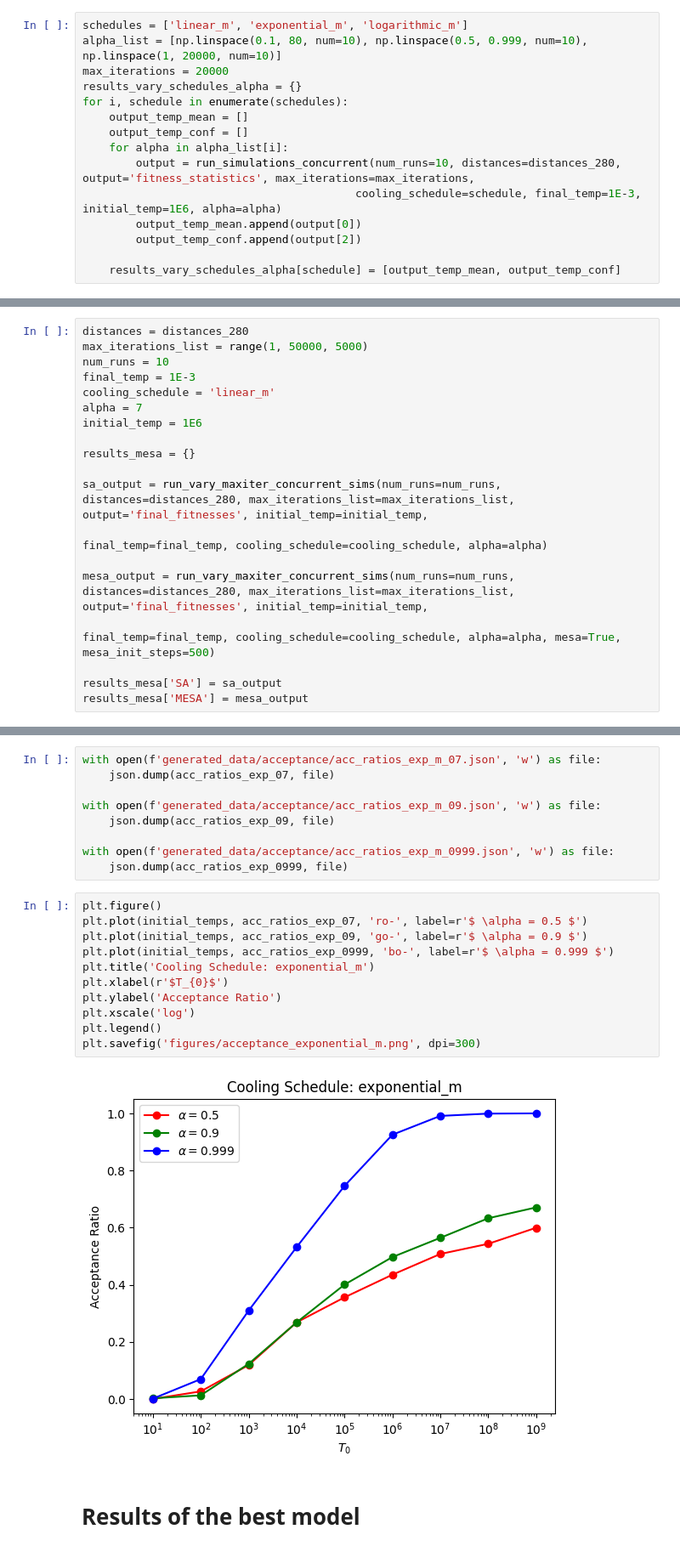
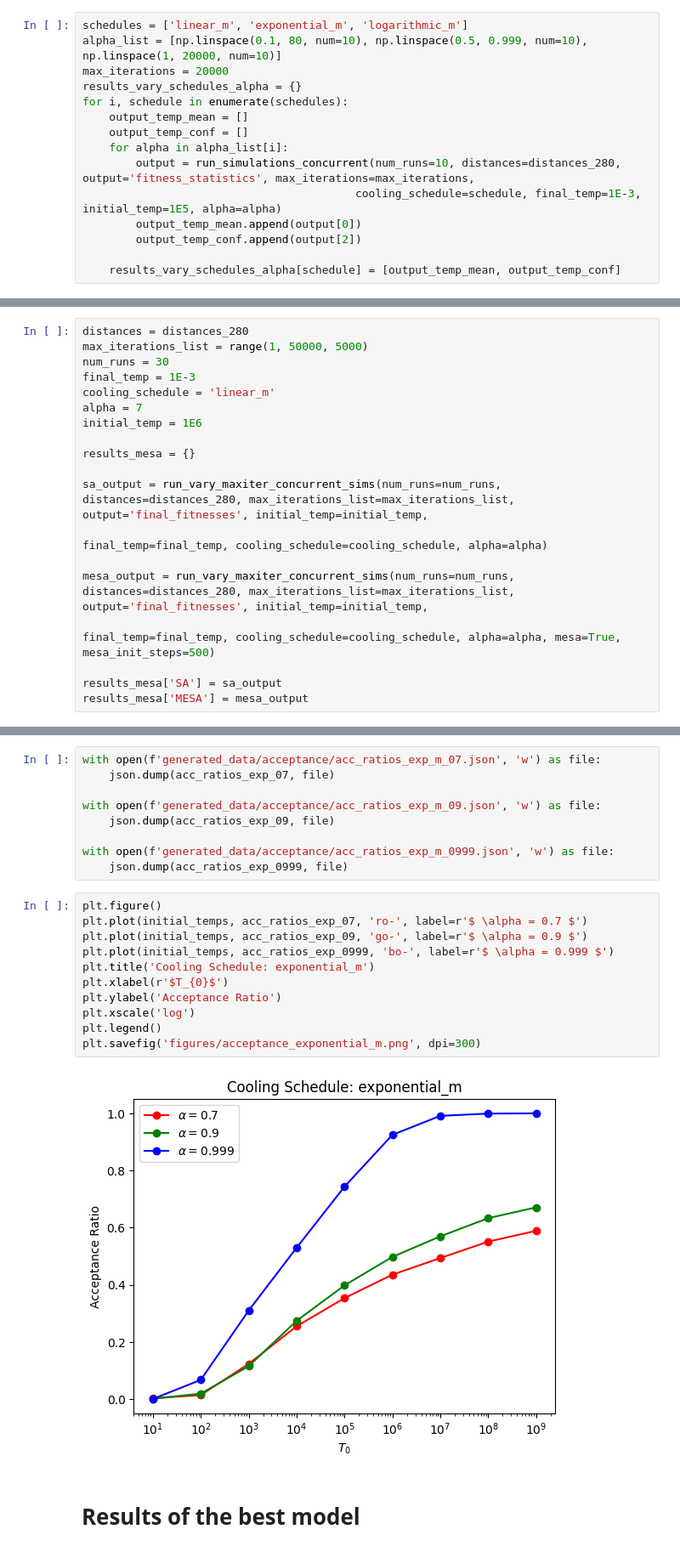
Before and after one commit to Foundnation/Stochastic-Simulation, a Jupyter notebook: TSM/tsp_notebook.ipynb, the cells around one changed output, grey strips where cells are left out. Shown at 85% size. Drawn from its saved outputs; the diff is of its cells as text.

Commit message:
update plots again

```diff
--- a/TSM/tsp_notebook.ipynb
+++ b/TSM/tsp_notebook.ipynb
@@ -511,7 +511,7 @@ for i, schedule in enumerate(schedules):
     output_temp_conf = []
     for alpha in alpha_list[i]:
         output = run_simulations_concurrent(num_runs=10, distances=distances_280, output='fitness_statistics', max_iterations=max_iterations,
-                                         cooling_schedule=schedule, final_temp=1E-3, initial_temp=1E6, alpha=alpha)
+                                         cooling_schedule=schedule, final_temp=1E-3, initial_temp=1E5, alpha=alpha)
         output_temp_mean.append(output[0])
         output_temp_conf.append(output[2])
 
@@ -551,7 +551,7 @@ with open(f'generated_data/alpha/alpha_vs_dist.json', 'w') as file:
 # %%
 distances = distances_280
 max_iterations_list = range(1, 50000, 5000)
-num_runs = 10
+num_runs = 30
 final_temp = 1E-3
 cooling_schedule = 'linear_m'
 alpha = 7
@@ -748,17 +748,17 @@ with open(f'generated_data/acceptance/acc_ratios_exp_m_0999.json', 'w') as file:
     json.dump(acc_ratios_exp_0999, file)
 # %%
 plt.figure()
-plt.plot(initial_temps, acc_ratios_exp_07, 'ro-', label=r'$ \alpha = 0.5 $')
+plt.plot(initial_temps, acc_ratios_exp_07, 'ro-', label=r'$ \alpha = 0.7 $')
 plt.plot(initial_temps, acc_ratios_exp_09, 'go-', label=r'$ \alpha = 0.9 $')
 plt.plot(initial_temps, acc_ratios_exp_0999, 'bo-', label=r'$ \alpha = 0.999 $')
 plt.title('Cooling Schedule: exponential_m')
 plt.xlabel(r'$T_{0}$')
 plt.ylabel('Acceptance Ratio')
 plt.xscale('log')
 plt.legend()
 plt.savefig('figures/acceptance_exponential_m.png', dpi=300)
 # %% [output]
-[figure, old version]
+[figure, new version]
 # %% [markdown]
 # Results of the best model
 # %%
```
Also changed, not shown: parts of 2 cells of this notebook, 12 other files.
